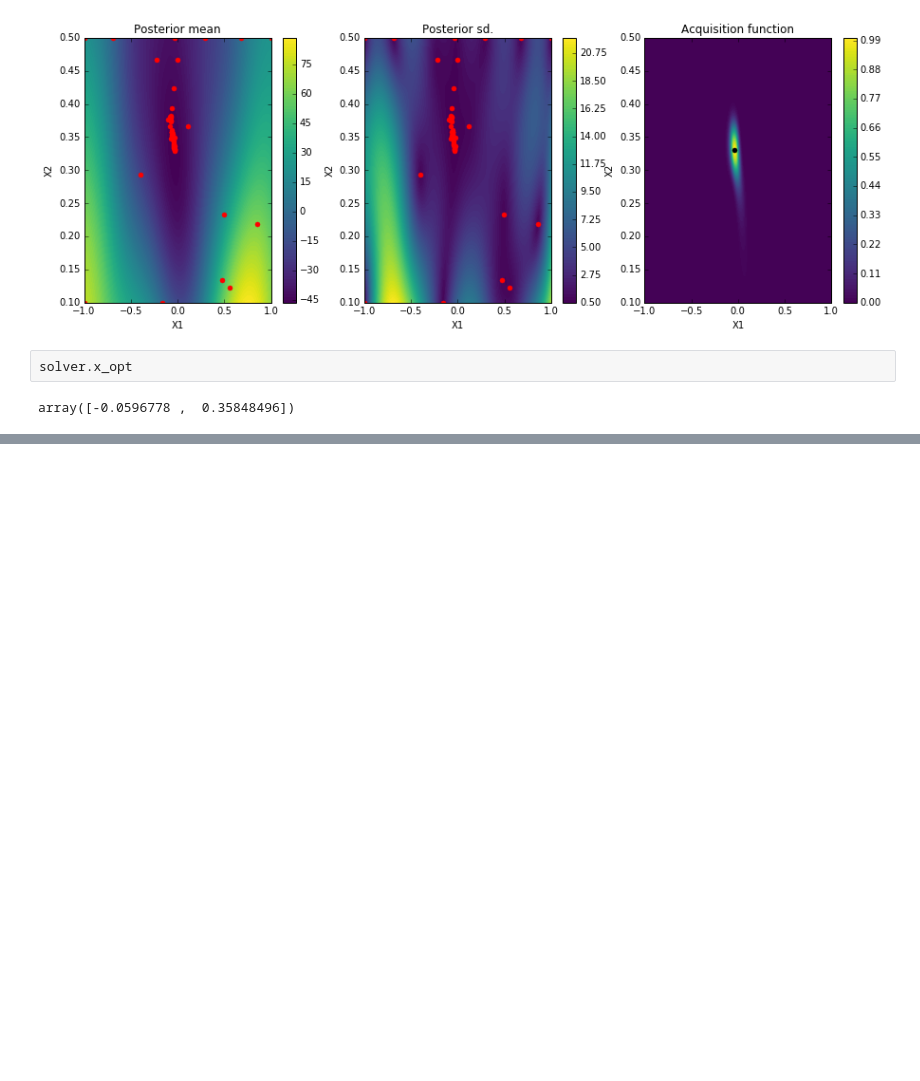
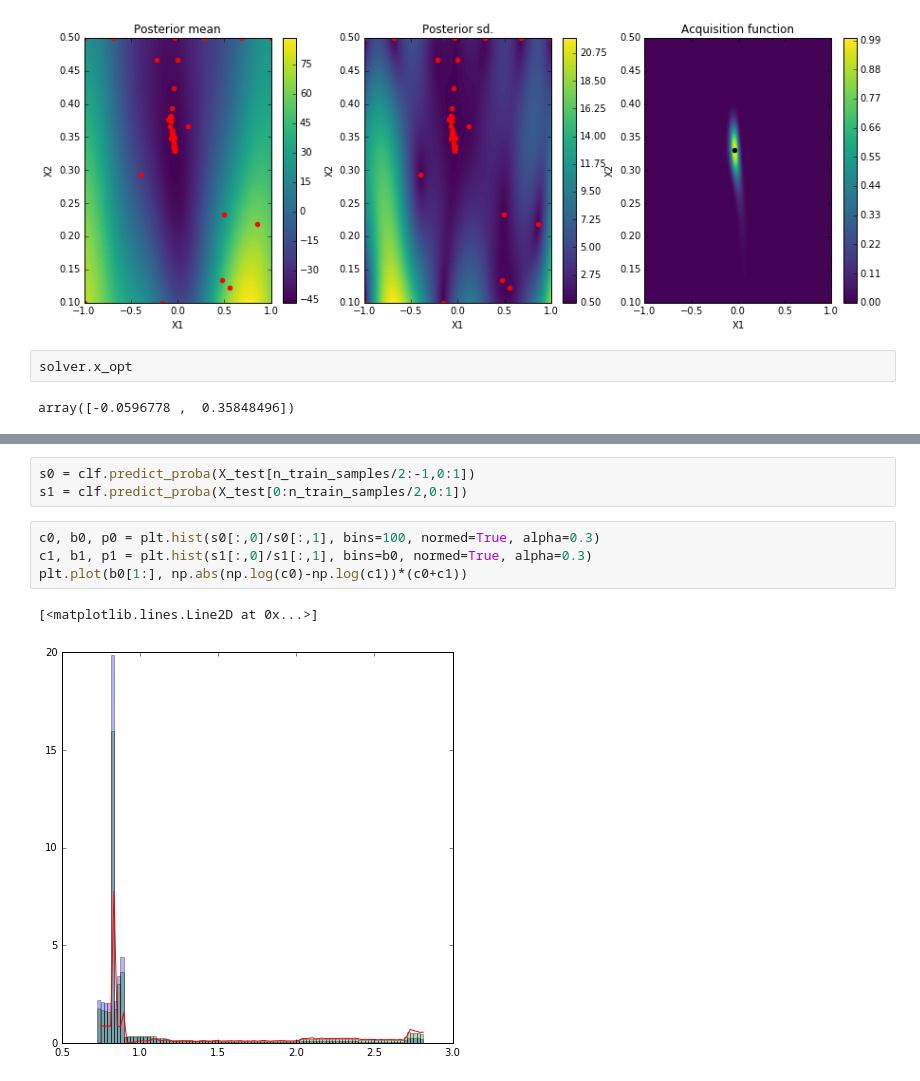
Before and after one commit to cranmer/carl-notebooks, a Jupyter notebook: Gaussian on flat background.ipynb, the cells around one changed output, grey strips where cells are left out. Drawn from its saved outputs; the diff is of its cells as text; blank space fills up the shorter version.

```diff
--- a/Gaussian on flat background.ipynb
+++ b/Gaussian on flat background.ipynb
@@ -336,0 +382,10 @@ array([-0.0596778 ,  0.35848496])
+# %%
+s0 = clf.predict_proba(X_test[n_train_samples/2:-1,0:1])
+s1 = clf.predict_proba(X_test[0:n_train_samples/2,0:1])
+# %%
+c0, b0, p0 = plt.hist(s0[:,0]/s0[:,1], bins=100, normed=True, alpha=0.3)
+c1, b1, p1 = plt.hist(s1[:,0]/s1[:,1], bins=b0, normed=True, alpha=0.3)
+plt.plot(b0[1:], np.abs(np.log(c0)-np.log(c1))*(c0+c1))
+# %% [output]
+[<matplotlib.lines.Line2D at 0x...>]
+[figure, added]
```
Also changed, not shown: parts of 16 cells of this notebook, 1 other file.
